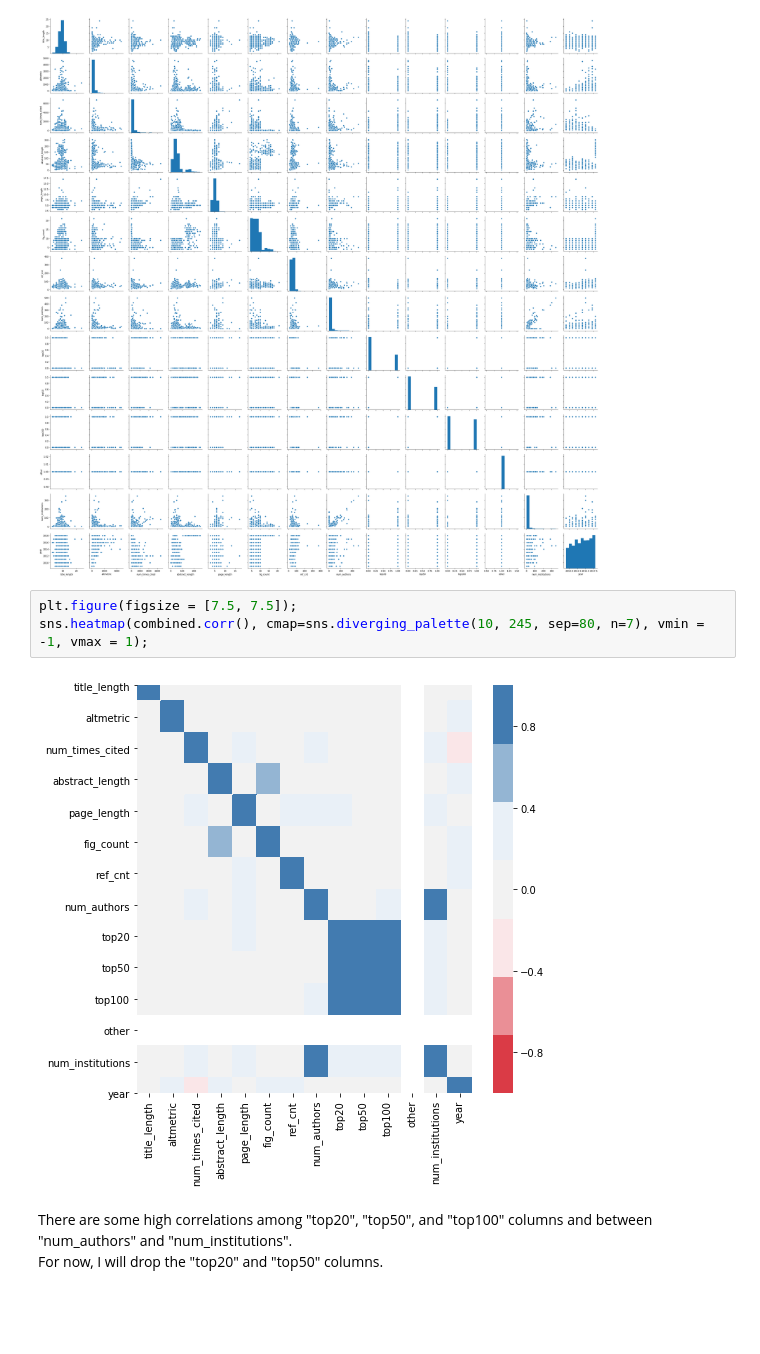
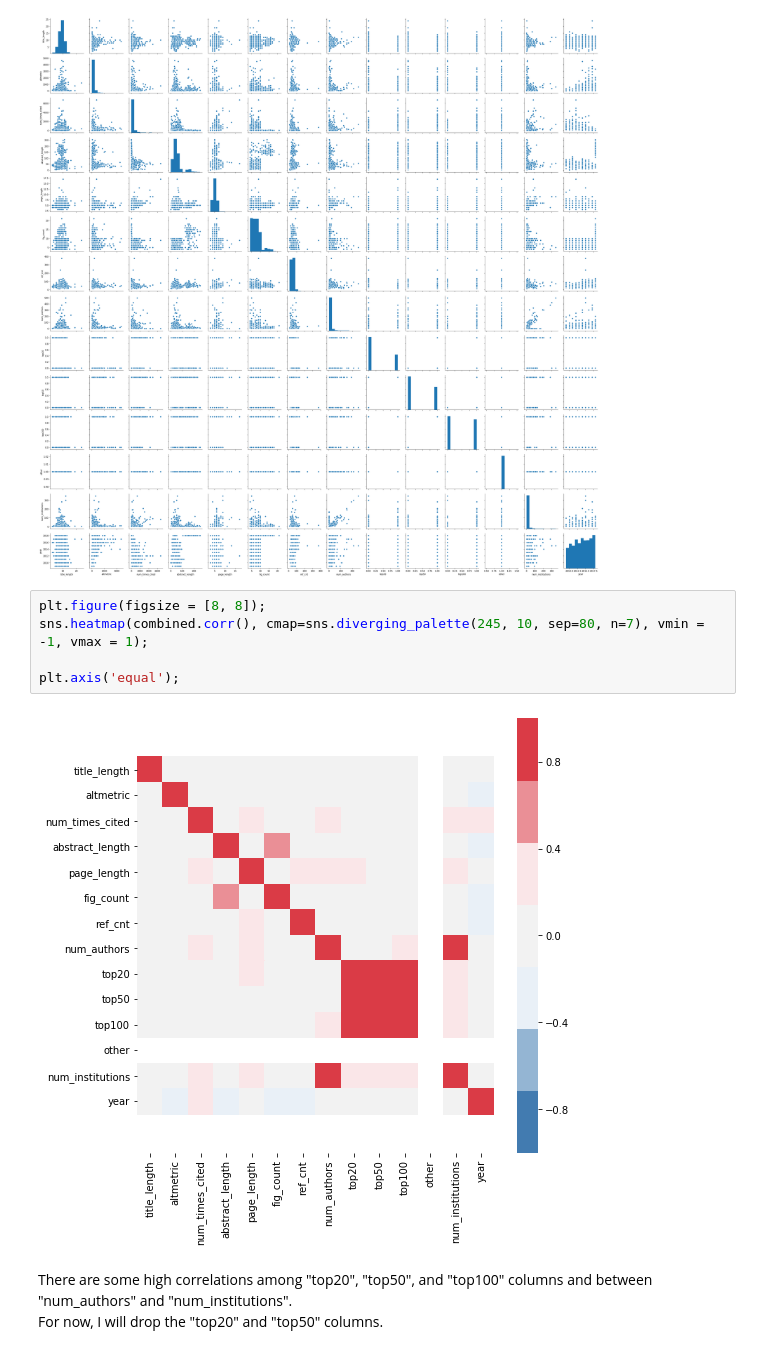
Before and after one commit to kevinchiv/Predicting-Altmetric-Score, a Jupyter notebook: 02 - Exploratory Data Analysis.ipynb, the cells around one changed output. Cells and saved outputs as stored; diff of their text form; blank space fills up the shorter version.

```diff
--- a/02 - Exploratory Data Analysis.ipynb
+++ b/02 - Exploratory Data Analysis.ipynb
@@ -194,10 +195,12 @@ sns.pairplot(combined);
 # %% [output]
 [figure]
 # %%
-plt.figure(figsize = [7.5, 7.5]);
-sns.heatmap(combined.corr(), cmap=sns.diverging_palette(10, 245, sep=80, n=7), vmin = -1, vmax = 1);
+plt.figure(figsize = [8, 8]);
+sns.heatmap(combined.corr(), cmap=sns.diverging_palette(245, 10, sep=80, n=7), vmin = -1, vmax = 1);
+
+plt.axis('equal');
 # %% [output]
-[figure, old version]
+[figure, new version]
 # %% [markdown]
 There are some high correlations among "top20", "top50", and "top100" columns and between "num_authors" and "num_institutions".<br>
 For now, I will drop the "top20" and "top50" columns.
```
Also changed, not shown: parts of 1 cell of this notebook.
